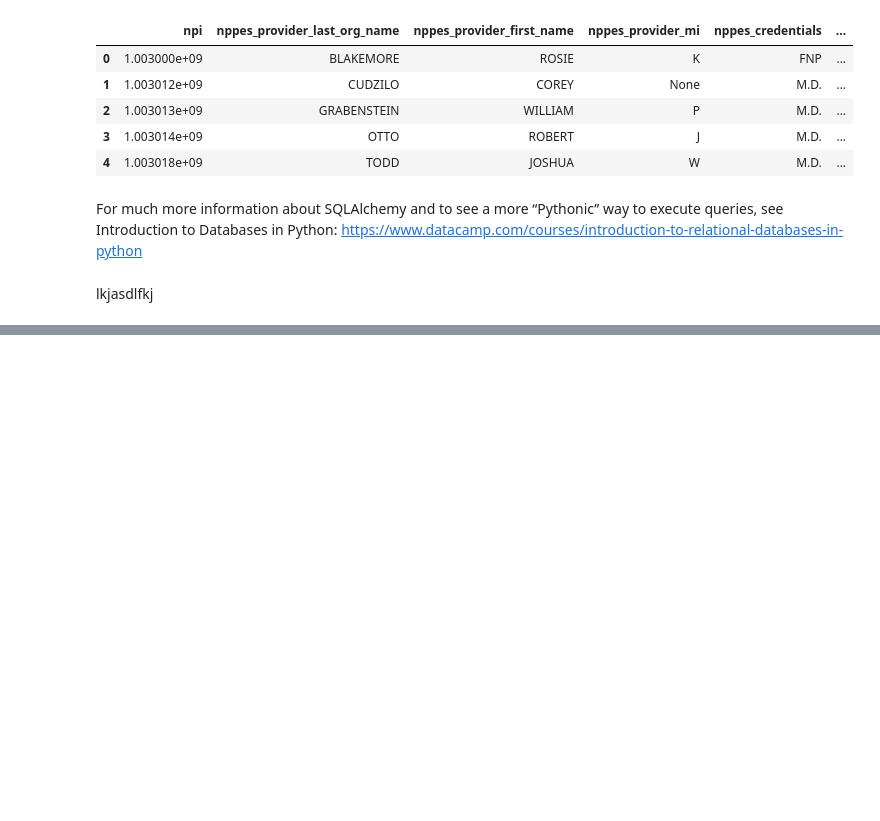
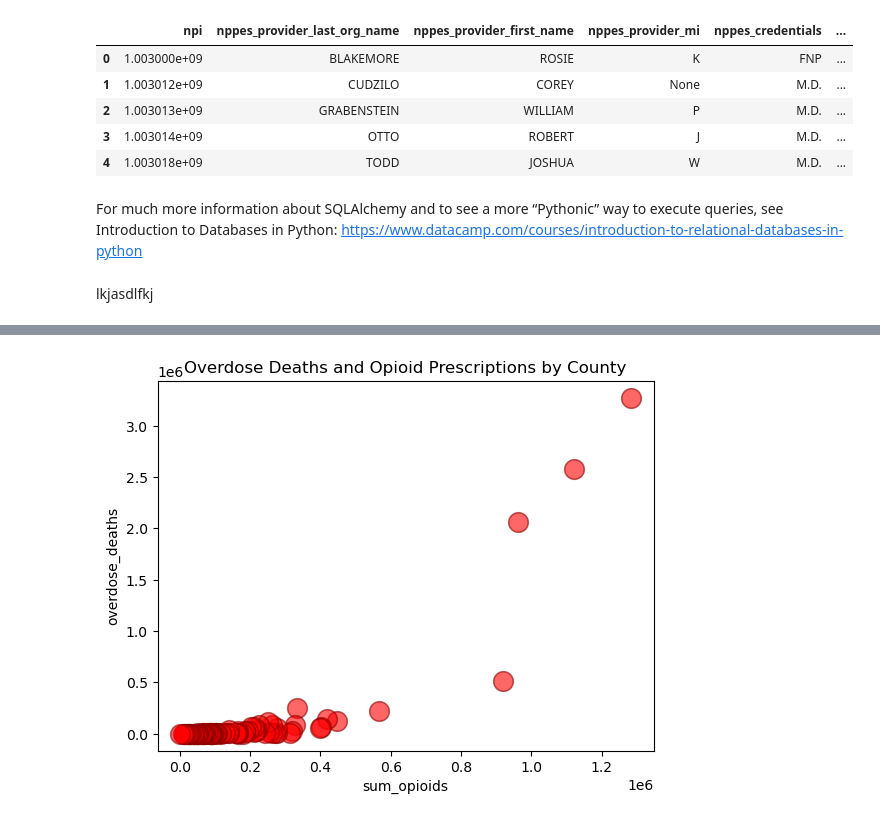
Before and after one commit to NSS-Data-Analytics-Cohort-12/prescribers-python-da12-v2-json-derulo, a Jupyter notebook: notebooks/prescribers.ipynb, the cells around one changed output, grey strips where cells are left out. Drawn from its saved outputs; the diff is of its cells as text; code cells hidden in the pictures; blank space fills up the shorter version.

```diff
--- a/notebooks/prescribers.ipynb
+++ b/notebooks/prescribers.ipynb
@@ -29,7 +32,9 @@ import pandas as pd
 # %% [markdown]
 First, let's write a meaningful query.
 # %%
-query = 'SELECT * FROM prescriber'
+query = """\
+SELECT * FROM prescriber
+"""
 # %% [markdown]
 Now, bring it all together using the following syntax.
 # %%
@@ -48,3 +53,28 @@ people.head()
 For much more information about SQLAlchemy and to see a more “Pythonic” way to execute queries, see Introduction to Databases in Python: https://www.datacamp.com/courses/introduction-to-relational-databases-in-python
 # %% [markdown]
 lkjasdlfkj
+# %%
+query2 = """\
+    (SELECT f.county county
+        , SUM(total_claim_count) as sum_opioids
+		, SUM(overdose_deaths) as overdose_deaths
+	FROM drug as d
+	JOIN prescription as p
+	using(drug_name)
+	JOIN prescriber as pres
+	using(npi)
+	JOIN zip_fips as zip
+	on pres.nppes_provider_zip5 = zip.zip
+	JOIN fips_county as f
+	on zip.fipscounty = f.fipscounty
+	JOIN overdose_deaths od
+	on od.fipscounty = f.fipscounty::int
+	where d.opioid_drug_flag = 'Y'
+	group by f.county
+	order by sum_opioids desc)
+ """
+# %%
+with engine.connect() as connection:
+    question_4 = pd.read_sql(text(query2), con = connection)
+
+question_4.head()
@@ -50,0 +88,12 @@ lkjasdlfkj
+# %%
+sns.scatterplot(
+    x=question_4.sum_opioids,
+    y=question_4.overdose_deaths,
+    color="red",
+    edgecolor="darkred",
+    alpha=0.6,
+    s=200)
+plt.title('Overdose Deaths and Opioid Prescriptions by County')
+plt.show()
+# %% [output]
+[figure, added]
```
Also changed, not shown: parts of 15 cells of this notebook.
